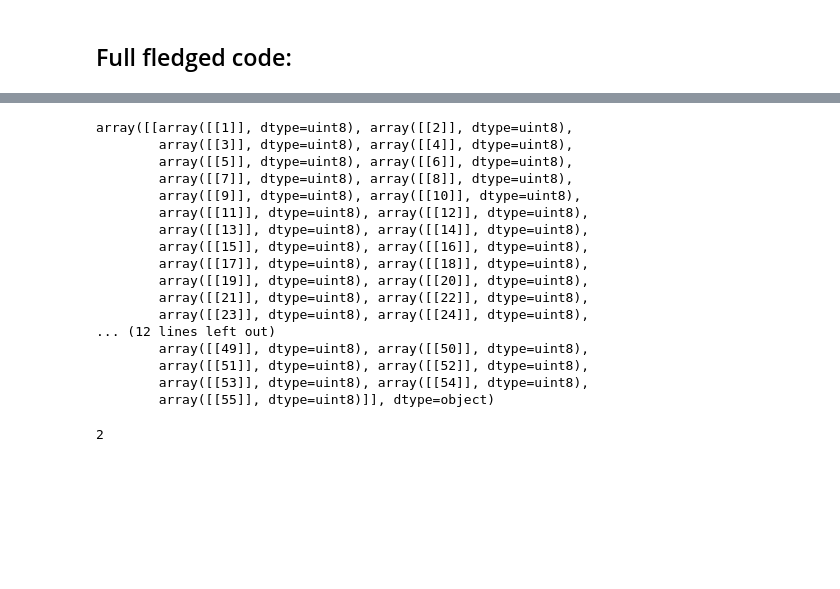
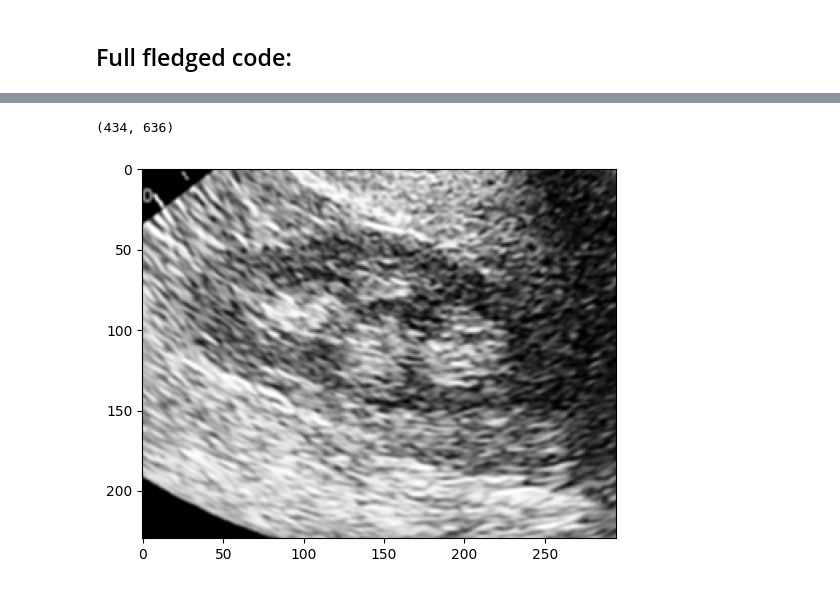
Before and after one commit to lakshmi-warrier/nafld-detection, a Jupyter notebook: us_scan_model/img_predict.ipynb, the cells around one changed output, grey strips where cells are left out. Cells and saved outputs as stored; diff of their text form; code cells hidden in the pictures; blank space fills up the shorter version.

```diff
--- a/us_scan_model/img_predict.ipynb
+++ b/us_scan_model/img_predict.ipynb
@@ -162,6 +162,9 @@ for record in range(0, 55):
         counter += 1
         enh_im = enhance_image(im.astype(np.uint8))
         enh_im1 = enhancer_image(im.astype(np.uint8))
+        roi_im = enh_im[120:350, 125:420]
 
-        # plt.imsave(f"og/{filename}", im.astype(np.uint8),cmap="grey" )
-        # plt.imsave(f"enh/{filename}", enh_im, cmap="grey" )
+
+        plt.imsave(f"og/{filename}", im.astype(np.uint8),cmap="grey" )
+        plt.imsave(f"enh/{filename}", enh_im, cmap="grey" )
+        plt.imsave(f"roi/{filename}", roi_im, cmap="grey" )
@@ -186,7 +170,0 @@ for record in range(0, 55):
-# %%
-filename = "bleh.jpg"
-enh_im = enhance_image(im.astype(np.uint8))
-
-# plt.imsave(f"og\{filename}", im.astype(np.uint8) )
-plt.imsave(f"enh\{filename}", enh_im, cmap="grey" )
-plt.imshow(enh_im, cmap='gray')
@@ -196,25 +171,11 @@ plt.imshow(enh_im, cmap='gray')
-# %%
-ids = annots['data']['id']
-ids
-# %% [output]
-array([[array([[1]], dtype=uint8), array([[2]], dtype=uint8),
-        array([[3]], dtype=uint8), array([[4]], dtype=uint8),
-        array([[5]], dtype=uint8), array([[6]], dtype=uint8),
-        array([[7]], dtype=uint8), array([[8]], dtype=uint8),
-        array([[9]], dtype=uint8), array([[10]], dtype=uint8),
-        array([[11]], dtype=uint8), array([[12]], dtype=uint8),
-        array([[13]], dtype=uint8), array([[14]], dtype=uint8),
-        array([[15]], dtype=uint8), array([[16]], dtype=uint8),
-        array([[17]], dtype=uint8), array([[18]], dtype=uint8),
-        array([[19]], dtype=uint8), array([[20]], dtype=uint8),
-        array([[21]], dtype=uint8), array([[22]], dtype=uint8),
-        array([[23]], dtype=uint8), array([[24]], dtype=uint8),
-... (12 lines left out)
-        array([[49]], dtype=uint8), array([[50]], dtype=uint8),
-        array([[51]], dtype=uint8), array([[52]], dtype=uint8),
-        array([[53]], dtype=uint8), array([[54]], dtype=uint8),
-        array([[55]], dtype=uint8)]], dtype=object)
-# %%
-ids[0][1][0][0]
-# %% [output]
-2
+# %%
+dum_im = enh_im
+
+print(dum_im.shape)
+dum_im = dum_im[120:350, 125:420]
+
+plt.imshow(dum_im, cmap='gray')
+plt.imsave(f"roi/{filename}", dum_im, cmap="grey" )
+# %% [output]
+(434, 636)
+[figure, added]
```
Also changed, not shown: parts of 2 cells of this notebook, 1 other file.
